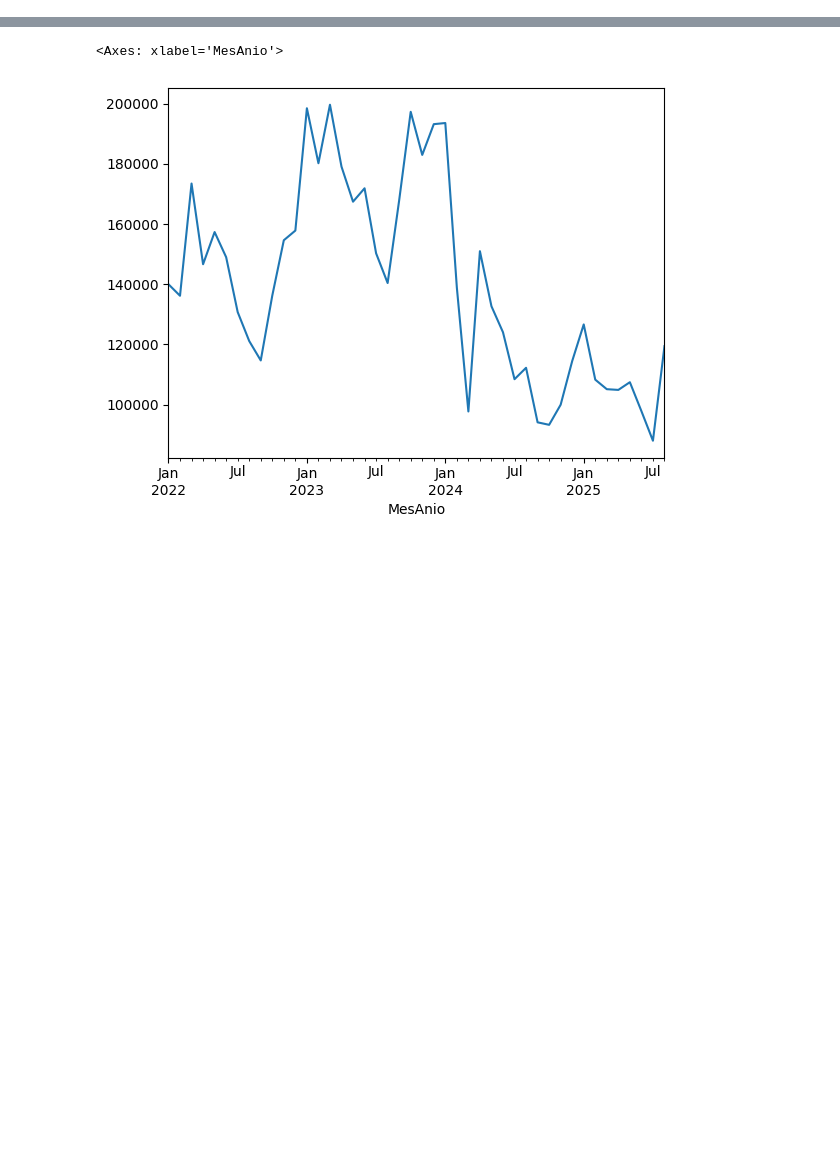
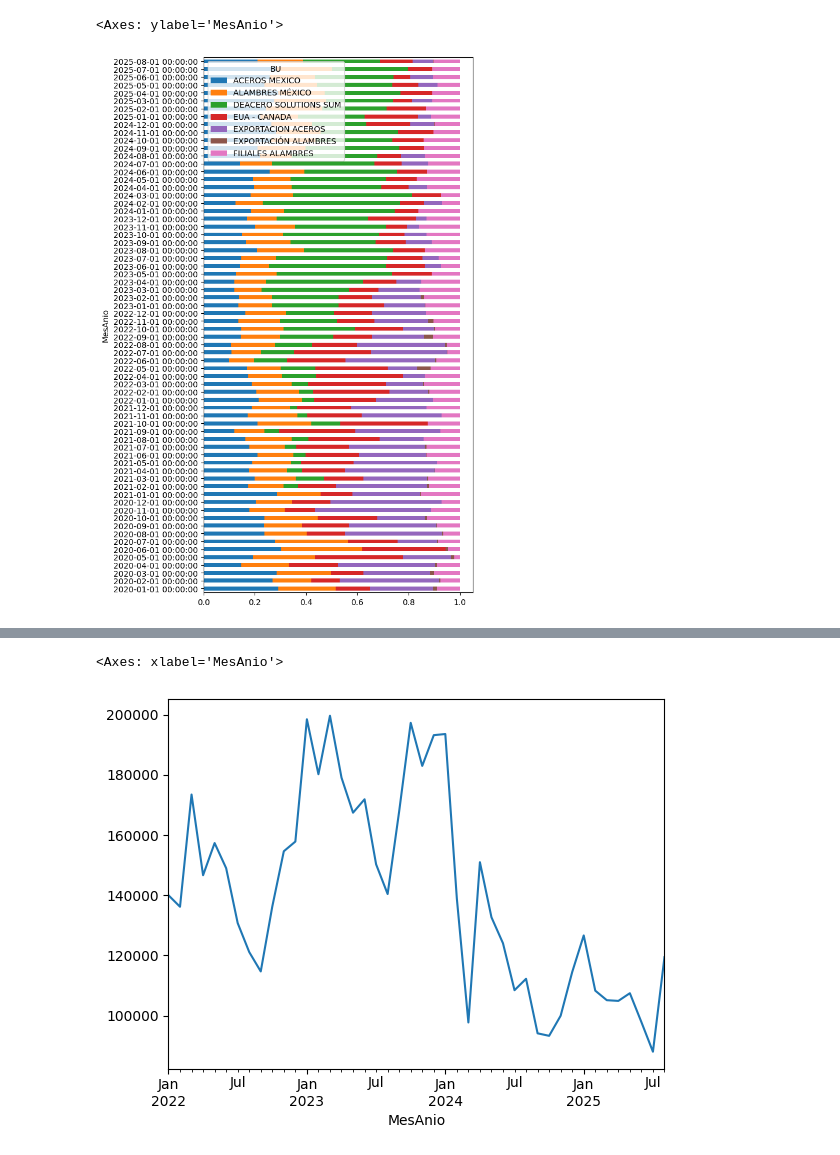
Before and after one commit to adojedar/demanda2, a Jupyter notebook: Pronostico_test.ipynb, the cells around one changed output, grey strips where cells are left out. Saved outputs shown, nothing was run; the diff lists cells and outputs as text; code cells hidden in the pictures; blank space fills up the shorter version.

```diff
--- a/Pronostico_test.ipynb
+++ b/Pronostico_test.ipynb
@@ -117,0 +722,5 @@ FACT["BU"] = FACT["NombreDireccion"].map(map_bu)
+# %%
+VARILLA["BU"].apply(lambda x:x / VARILLA["BU"].sum(axis = 1)).plot(kind = "barh", stacked = True, figsize=(6, 12))
+# %% [output]
+<Axes: ylabel='MesAnio'>
+[figure, added]
```
Also changed, not shown: parts of 42 cells of this notebook, 1 other file.
